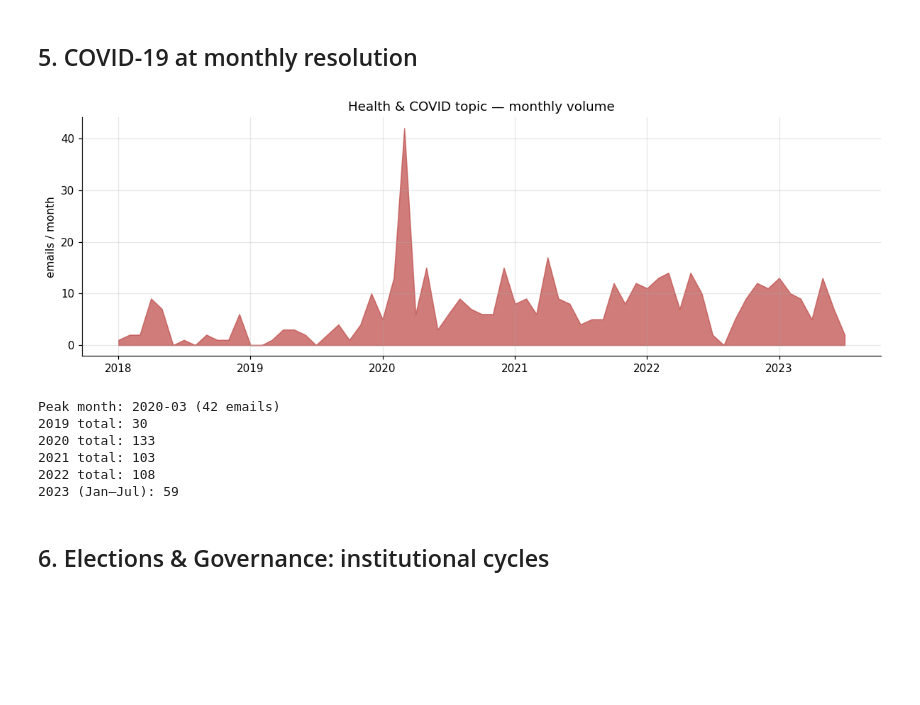
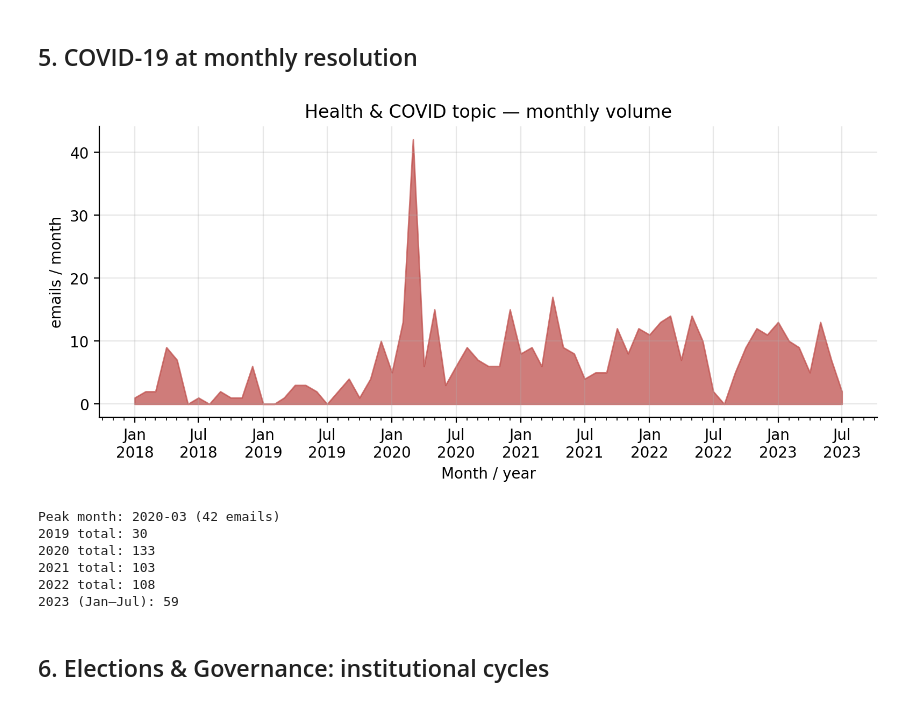
Before and after one commit to dimitrisp1/Diplomatiki_Final, a Jupyter notebook: 10_temporal_analysis.ipynb, the cells around one changed output. Cells and saved outputs as stored; diff of their text form; code cells hidden in the pictures; blank space fills up the shorter version.

```diff
--- a/10_temporal_analysis.ipynb
+++ b/10_temporal_analysis.ipynb
@@ -123,29 +122,42 @@ plt.show()
 # %% [markdown]
 ## 5. COVID-19 at monthly resolution
 # %%
+import matplotlib.dates as mdates
+
+def month_year_axis(ax):
+    # Label every quarter with BOTH month and year; monthly data are retained.
+    ax.xaxis.set_major_locator(mdates.MonthLocator(bymonth=[1, 7]))
+    ax.xaxis.set_major_formatter(mdates.DateFormatter("%b\n%Y"))
+    ax.xaxis.set_minor_locator(mdates.MonthLocator())
+    ax.set_xlabel("Month / year")
+    ax.tick_params(axis="x", labelsize=10)
+
+
+
 covid_monthly = (df[df["major_topic"] == "Health & COVID"]
                  .groupby("Month").size())
 all_months = pd.period_range(df["Month"].min(), df["Month"].max(), freq="M")
 covid_monthly = covid_monthly.reindex(all_months, fill_value=0)
 
-fig, ax = plt.subplots(figsize=(11, 3.8))
+fig, ax = plt.subplots(figsize=(8, 3.8))
 ax.fill_between(covid_monthly.index.to_timestamp(), covid_monthly.values,
                 color="#c0504d", alpha=0.75)
 ax.set_ylabel("emails / month")
 ax.set_title("Health & COVID topic — monthly volume")
+month_year_axis(ax)
 plt.tight_layout()
 plt.savefig("fig_covid_monthly.png", bbox_inches="tight")
 plt.show()
 
 peak = covid_monthly.idxmax()
 print(f"Peak month: {peak} ({covid_monthly.max()} emails)")
 print(f"2019 total: {covid_monthly[covid_monthly.index.year == 2019].sum()}")
 print(f"2020 total: {covid_monthly[covid_monthly.index.year == 2020].sum()}")
 print(f"2021 total: {covid_monthly[covid_monthly.index.year == 2021].sum()}")
 print(f"2022 total: {covid_monthly[covid_monthly.index.year == 2022].sum()}")
 print(f"2023 (Jan–Jul): {covid_monthly[covid_monthly.index.year == 2023].sum()}")
 # %% [output]
-[figure, old version]
+[figure, new version]
 Peak month: 2020-03 (42 emails)
 2019 total: 30
 2020 total: 133
```
Also changed, not shown: parts of 8 cells of this notebook, 5 other files.
